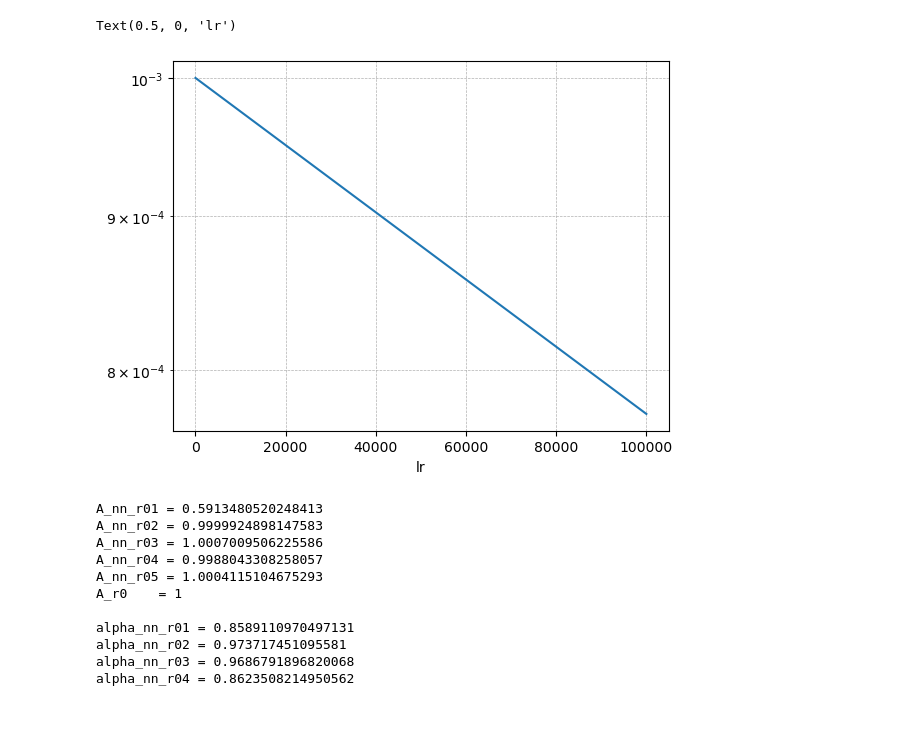
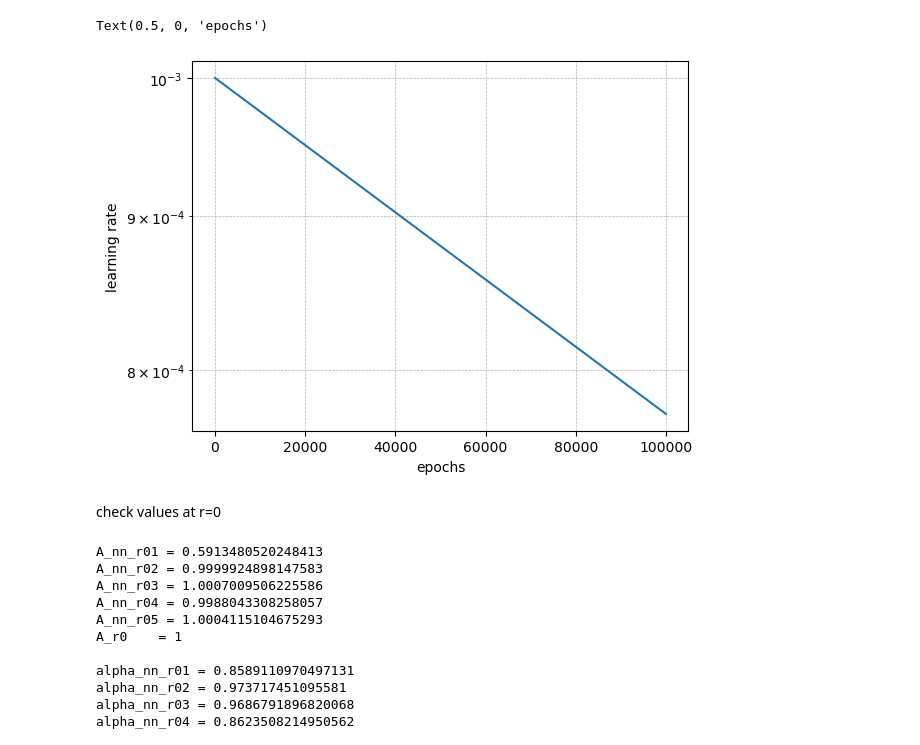
Before and after one commit to ThanasisGiannakopoulos/PINNS_Boson_stars, a Jupyter notebook: notebooks/model_eval.ipynb, the cells around one changed output. Cells and saved outputs as stored; diff of their text form; code cells hidden in the pictures; blank space fills up the shorter version.

Commit message:
update model validation notebook:
cleanup + loss functions plot

```diff
--- a/notebooks/model_eval.ipynb
+++ b/notebooks/model_eval.ipynb
@@ -146,19 +131,22 @@ Text(0, 0.5, 'log(losses[4])')
 # %%
 i = 1
 
 ei = 0
-ef = 100000
+ef = 200000
 
 # Plot in the second subplot
 plt.semilogy(lr_list[ei:ef])
 plt.grid(True, which='both', linestyle='--', linewidth=0.5)
-plt.xlabel("lr")
+plt.ylabel("learning rate")
+plt.xlabel("epochs")
 #plt.ylabel(f"log(losses[{i}])")
 
 #plt.savefig(f"./models/r_dom_fixed_omega_v3/loss_{i}.png", dpi=300, bbox_inches='tight')  # Save with high resolution
 # %% [output]
-Text(0.5, 0, 'lr')
+Text(0.5, 0, 'epochs')
-[figure, old version]
+[figure, new version]
+# %% [markdown]
+check values at r=0
 # %%
 R0 = torch.zeros(1, requires_grad=True)#.to(device)
 nn_sol_r01 = model1(R0)#.cpu().detach().numpy() # detach some extra info, and numpy makes a numpy array to plot
```
Also changed, not shown: parts of 18 cells of this notebook, 1 other file.
